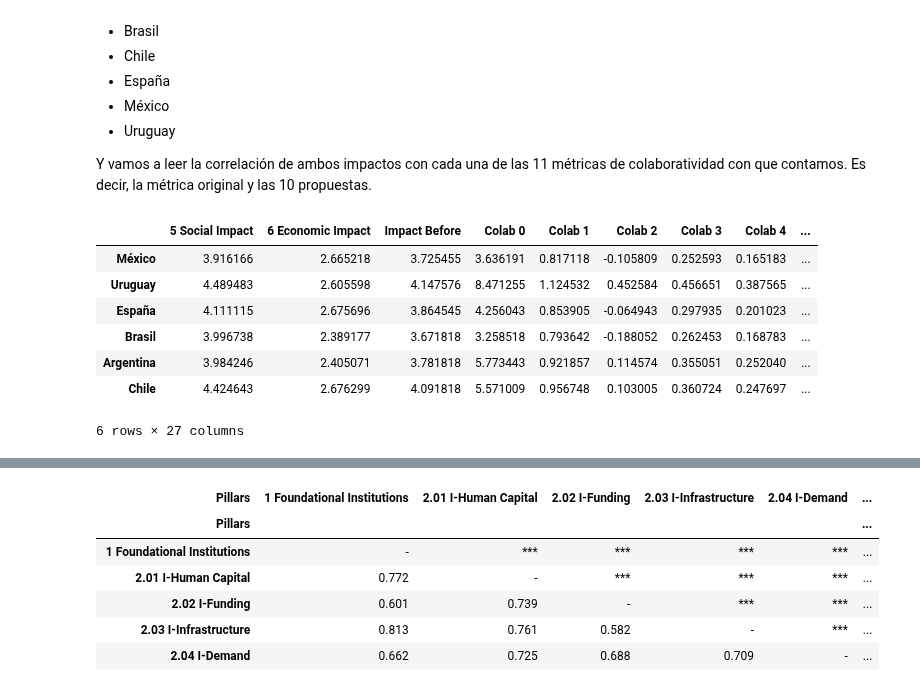
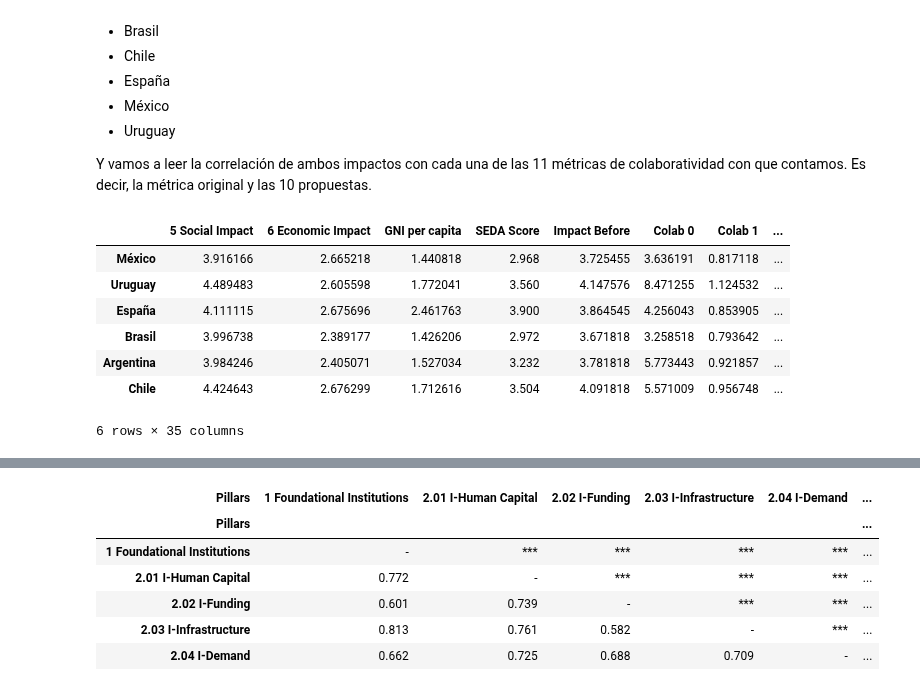
Before and after one commit to OlgaMMC/iGED_new_repo, a Jupyter notebook: Olga/GED_ieco_106_countries.ipynb, the cells around one changed output, grey strips where cells are left out. Cells and saved outputs as stored; diff of their text form; code cells hidden in the pictures.

```diff
--- a/Olga/GED_ieco_106_countries.ipynb
+++ b/Olga/GED_ieco_106_countries.ipynb
@@ -247,40 +245,40 @@ countries={'Mexico':'México',
           'Brazil':'Brasil',
           'Argentina':'Argentina',
           'Chile':'Chile'}
 df_means_countries_studied = df_means.loc[list(countries.keys()), :]
 df_means_countries_studied.rename(index=countries, inplace=True)
 
-df1 = df_means_countries_studied[['5 Social Impact', '6 Economic Impact']]
+df1 = df_means_countries_studied[['5 Social Impact', '6 Economic Impact', 'GNI per capita', 'SEDA Score']]
 
 #luego conseguimos el dataframe donde se encuentra la vieja medida de impacto
 df_before_impact_split = pd.read_csv('../PromediosPilares.csv')
 df_before_impact_split.rename(columns={'Unnamed: 0':'Country', '5 Impact':'Impact Before'}, inplace=True)
 df_before_impact_split.set_index('Country', inplace=True)
 df2=df_before_impact_split[['Impact Before']]
 
 #now we obtain colaborativities for each city
 capitals = ['CABA', 'CDMX', 'Santiago', 'Montevideo', 'Madrid', 'Sao Paulo']
 df3 = pd.read_csv('../Ranking_cities.csv')
 df3 = df3.loc[df3['Ciudad'].isin(capitals)]
 df3 = df3.drop('Ciudad', axis=1)
 df3.rename(columns={'País':'Country'}, inplace=True)
 df3.set_index('Country', inplace=True)
 
 #df1
 #df2
 #df3
 
 
 #and finally we concatenate!
 df = pd.concat([df1, df2, df3], axis=1)
 df
 # %% [output]
-|  | 5 Social Impact | 6 Economic Impact | Impact Before | Colab 0 | Colab 1 | Colab 2 | Colab 3 | Colab 4 | ... |
-| México | 3.916166 | 2.665218 | 3.725455 | 3.636191 | 0.817118 | -0.105809 | 0.252593 | 0.165183 | ... |
-| Uruguay | 4.489483 | 2.605598 | 4.147576 | 8.471255 | 1.124532 | 0.452584 | 0.456651 | 0.387565 | ... |
-| España | 4.111115 | 2.675696 | 3.864545 | 4.256043 | 0.853905 | -0.064943 | 0.297935 | 0.201023 | ... |
-| Brasil | 3.996738 | 2.389177 | 3.671818 | 3.258518 | 0.793642 | -0.188052 | 0.262453 | 0.168783 | ... |
-| Argentina | 3.984246 | 2.405071 | 3.781818 | 5.773443 | 0.921857 | 0.114574 | 0.355051 | 0.252040 | ... |
-| Chile | 4.424643 | 2.676299 | 4.091818 | 5.571009 | 0.956748 | 0.103005 | 0.360724 | 0.247697 | ... |
+|  | 5 Social Impact | 6 Economic Impact | GNI per capita | SEDA Score | Impact Before | Colab 0 | Colab 1 | ... |
+| México | 3.916166 | 2.665218 | 1.440818 | 2.968 | 3.725455 | 3.636191 | 0.817118 | ... |
+| Uruguay | 4.489483 | 2.605598 | 1.772041 | 3.560 | 4.147576 | 8.471255 | 1.124532 | ... |
+| España | 4.111115 | 2.675696 | 2.461763 | 3.900 | 3.864545 | 4.256043 | 0.853905 | ... |
+| Brasil | 3.996738 | 2.389177 | 1.426206 | 2.972 | 3.671818 | 3.258518 | 0.793642 | ... |
+| Argentina | 3.984246 | 2.405071 | 1.527034 | 3.232 | 3.781818 | 5.773443 | 0.921857 | ... |
+| Chile | 4.424643 | 2.676299 | 1.712616 | 3.504 | 4.091818 | 5.571009 | 0.956748 | ... |
-6 rows × 27 columns
+6 rows × 35 columns
 # %%
```
Also changed, not shown: parts of 24 cells of this notebook, 2 other files.
